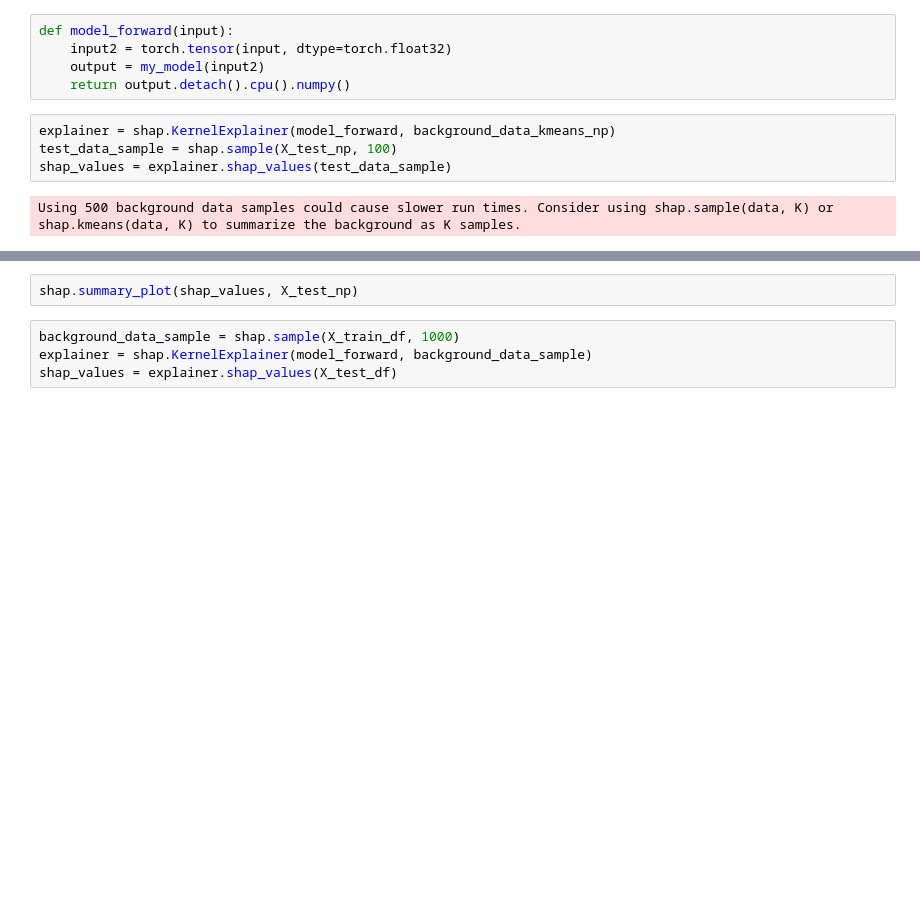
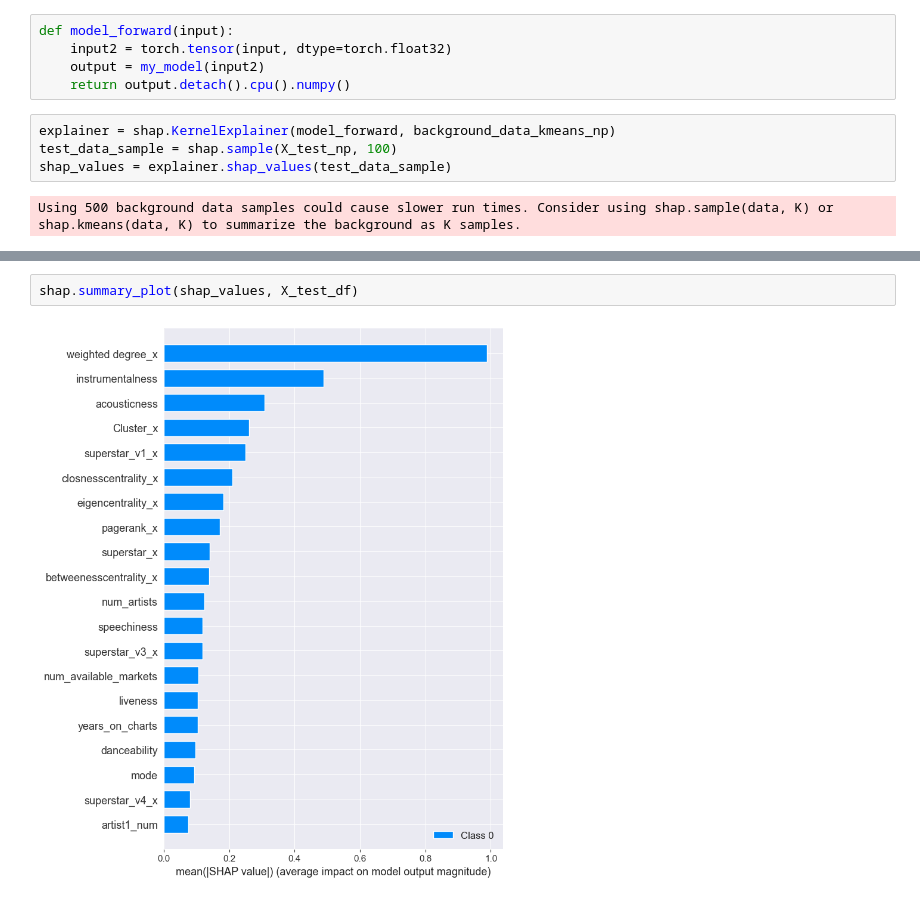
Before and after one commit to l4vd/Ba_first_tries, a Jupyter notebook: models/Original_MLP/Network_Analysis.ipynb, the cells around one changed output, grey strips where cells are left out. Cells and saved outputs as stored; diff of their text form; blank space fills up the shorter version.

Commit message:
+ shap chaos v2

```diff
--- a/models/Original_MLP/Network_Analysis.ipynb
+++ b/models/Original_MLP/Network_Analysis.ipynb
@@ -1043,6 +1037,4 @@ Using 500 background data samples could cause slower run times. Consider using s
 # %%
-shap.summary_plot(shap_values, X_test_np)
+shap.summary_plot(shap_values, X_test_df)
+# %% [output]
+[figure, added]
-# %%
-background_data_sample = shap.sample(X_train_df, 1000)
-explainer = shap.KernelExplainer(model_forward, background_data_sample)
-shap_values = explainer.shap_values(X_test_df)
```
Also changed, not shown: parts of 12 cells of this notebook.
